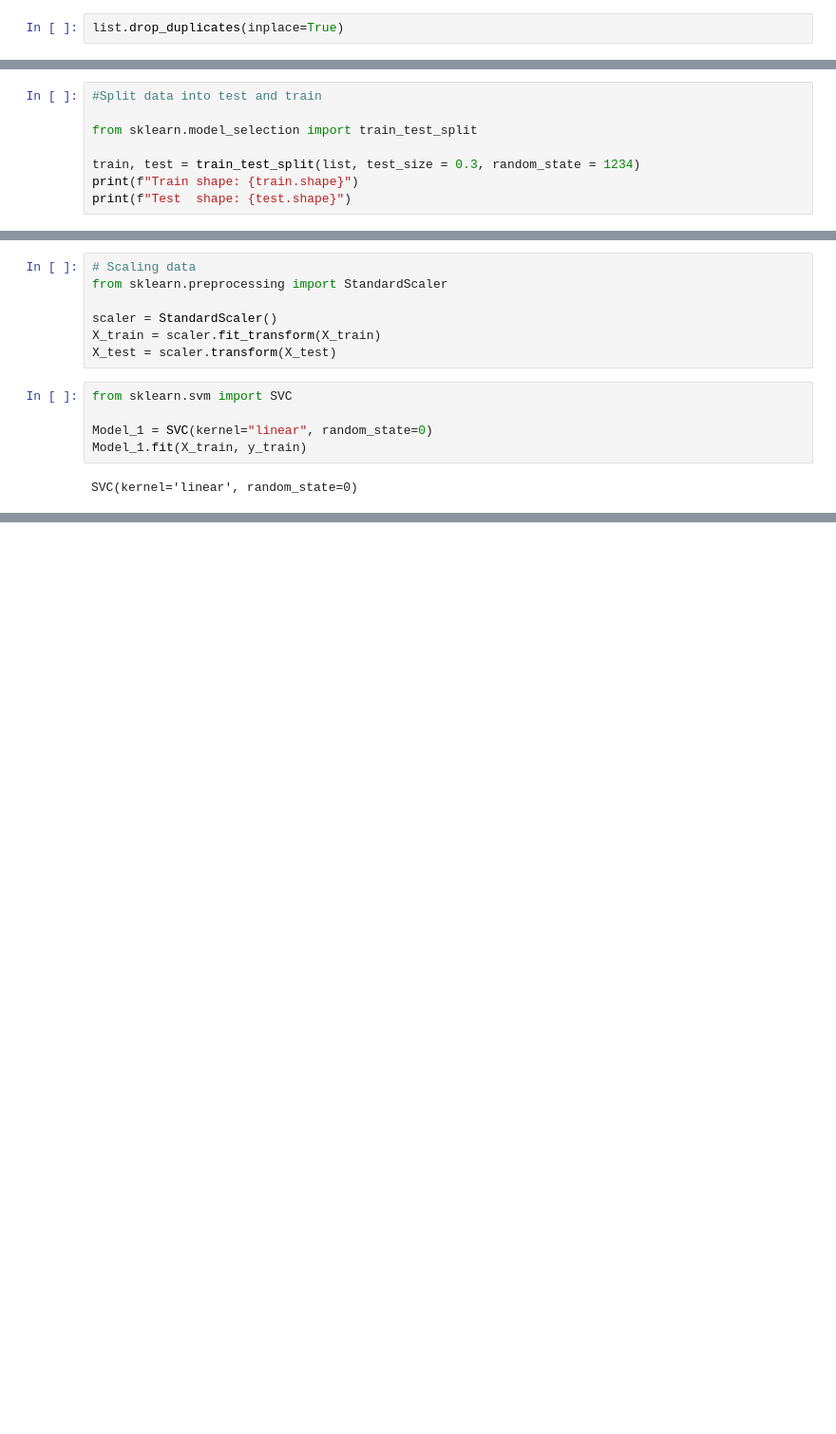
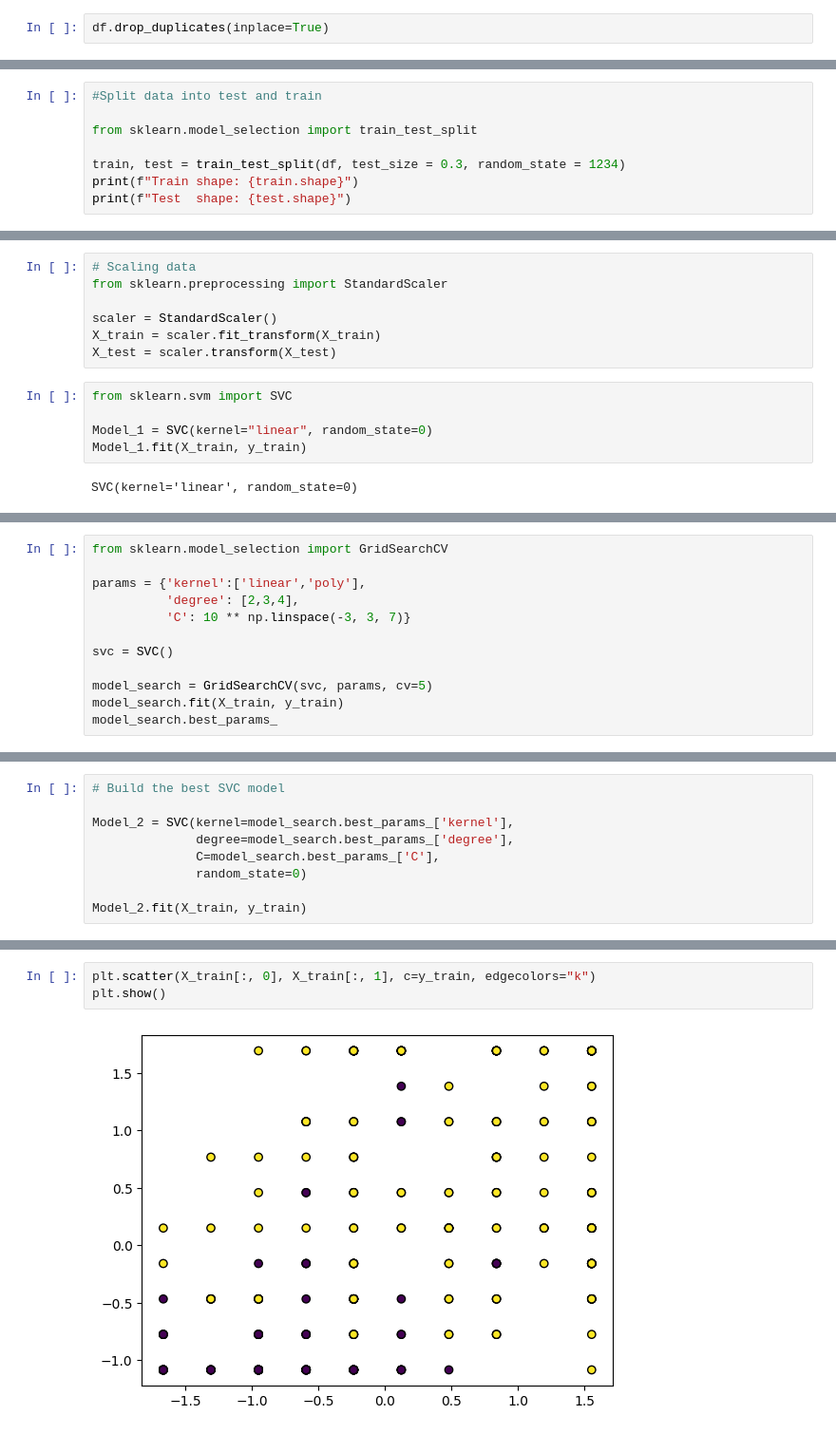
Before and after one commit to sjd1365/learn, a Jupyter notebook: Disease.ipynb, the cells around one changed output, grey strips where cells are left out. Shown at 95% size. Saved outputs shown, nothing was run; the diff lists cells and outputs as text; blank space fills up the shorter version.

```diff
--- a/Disease.ipynb
+++ b/Disease.ipynb
@@ -63,5 +63,5 @@ np.sum(list.duplicated())
 # %% [output]
 np.int64(258)
 # %%
-list.drop_duplicates(inplace=True)
+df.drop_duplicates(inplace=True)
 # %%
@@ -413,7 +413,7 @@ plt.show()
 
 from sklearn.model_selection import train_test_split
 
-train, test = train_test_split(list, test_size = 0.3, random_state = 1234)
+train, test = train_test_split(df, test_size = 0.3, random_state = 1234)
 print(f"Train shape: {train.shape}")
 print(f"Test  shape: {test.shape}")
 # %% [output]
@@ -524,0 +619,12 @@ SVC(kernel='linear', random_state=0)
+# %%
+from sklearn.model_selection import GridSearchCV
+
+params = {'kernel':['linear','poly'],
+          'degree': [2,3,4],
+          'C': 10 ** np.linspace(-3, 3, 7)}
+
+svc = SVC()
+
+model_search = GridSearchCV(svc, params, cv=5)
+model_search.fit(X_train, y_train)
+model_search.best_params_
@@ -524,0 +633,9 @@ SVC(kernel='linear', random_state=0)
+# %%
+# Build the best SVC model
+
+Model_2 = SVC(kernel=model_search.best_params_['kernel'],
+              degree=model_search.best_params_['degree'],
+              C=model_search.best_params_['C'],
+              random_state=0)
+
+Model_2.fit(X_train, y_train)
@@ -524,0 +680,5 @@ SVC(kernel='linear', random_state=0)
+# %%
+plt.scatter(X_train[:, 0], X_train[:, 1], c=y_train, edgecolors="k")
+plt.show()
+# %% [output]
+[figure, added]
```
Also changed, not shown: parts of 63 cells of this notebook.
